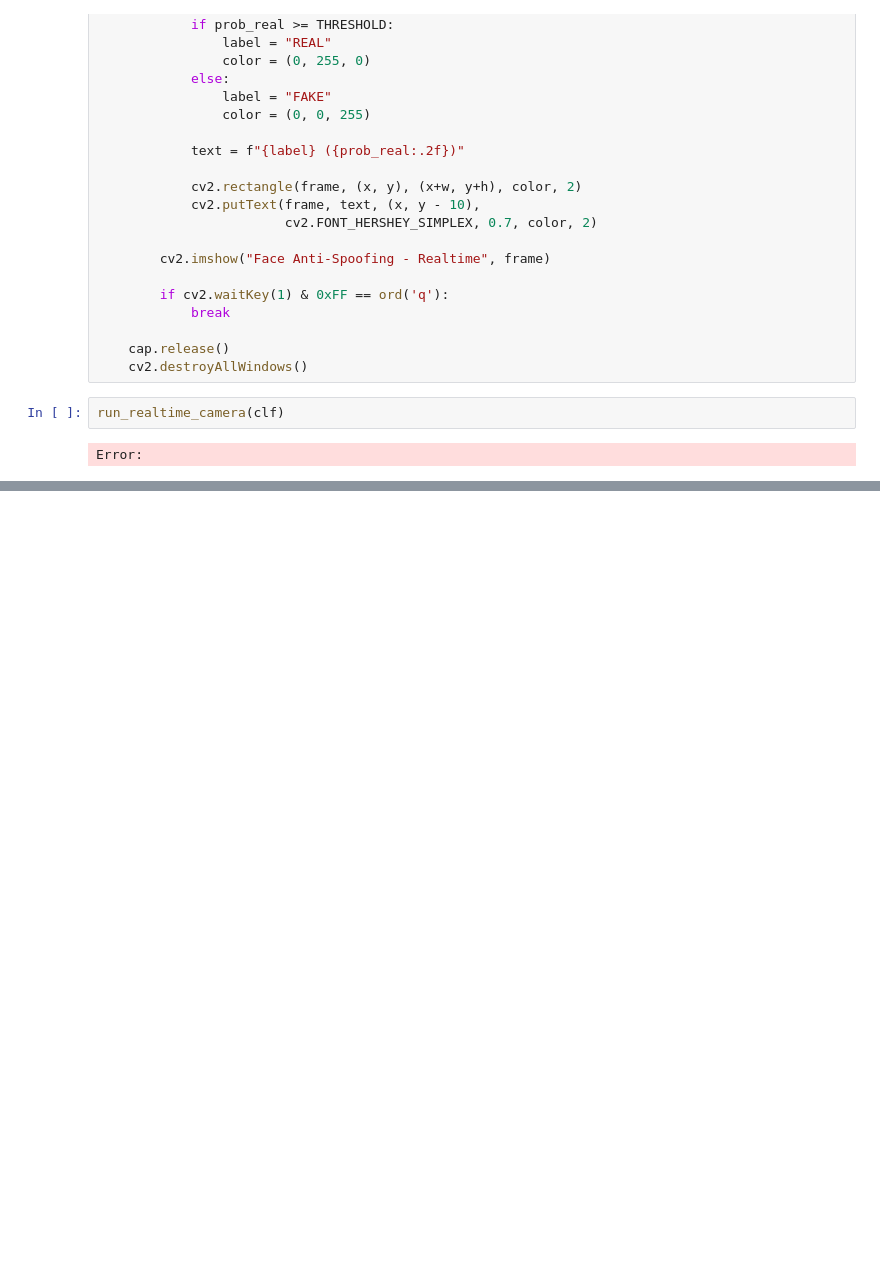
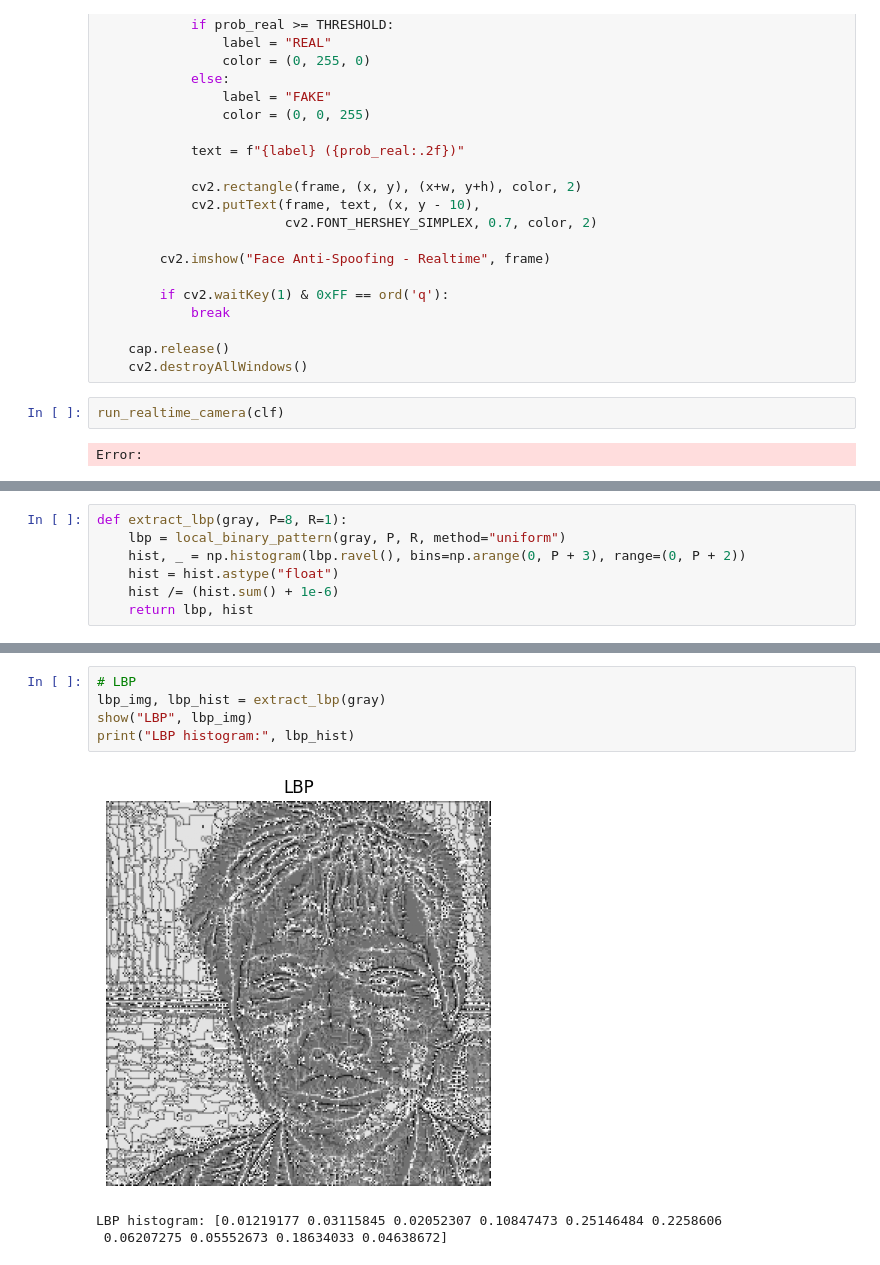
Before and after one commit to tinld19/face-anti-spoofing, a Jupyter notebook: face.ipynb, the cells around one changed output, grey strips where cells are left out. Drawn from its saved outputs; the diff is of its cells as text; blank space fills up the shorter version.

```diff
--- a/face.ipynb
+++ b/face.ipynb
@@ -231,0 +248,7 @@ Error:
+# %%
+def extract_lbp(gray, P=8, R=1):
+    lbp = local_binary_pattern(gray, P, R, method="uniform")
+    hist, _ = np.histogram(lbp.ravel(), bins=np.arange(0, P + 3), range=(0, P + 2))
+    hist = hist.astype("float")
+    hist /= (hist.sum() + 1e-6)
+    return lbp, hist
@@ -231,0 +299,9 @@ Error:
+# %%
+# LBP
+lbp_img, lbp_hist = extract_lbp(gray)
+show("LBP", lbp_img)
+print("LBP histogram:", lbp_hist)
+# %% [output]
+[figure, added]
+LBP histogram: [0.01219177 0.03115845 0.02052307 0.10847473 0.25146484 0.2258606
+ 0.06207275 0.05552673 0.18634033 0.04638672]
```
Also changed, not shown: parts of 53 cells of this notebook.
